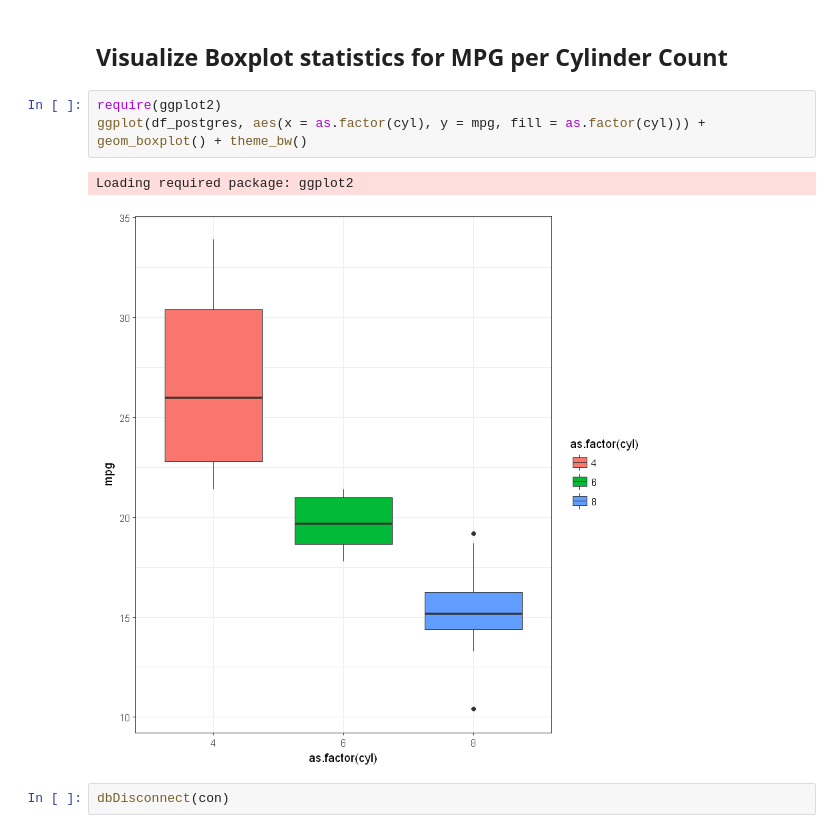
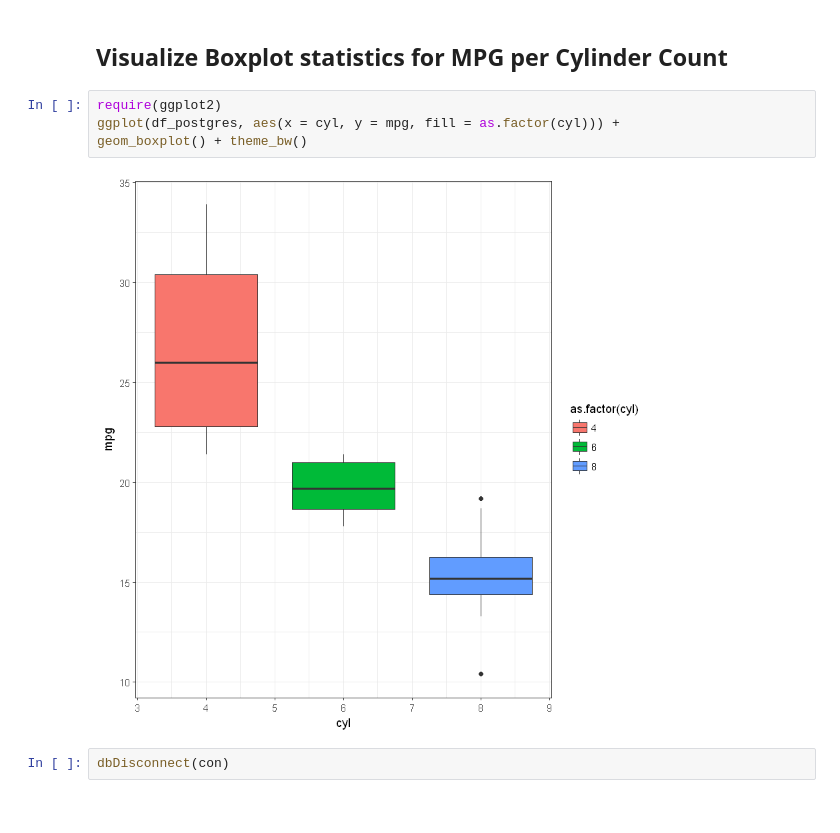
Before and after one commit to Mirza0602/Python, a Jupyter notebook: R/Lecture/02DataManagement/02DataBaseAccess.ipynb, the cells around one changed output. Drawn from its saved outputs; the diff is of its cells as text.

```diff
--- a/R/Lecture/02DataManagement/02DataBaseAccess.ipynb
+++ b/R/Lecture/02DataManagement/02DataBaseAccess.ipynb
@@ -130,11 +133,10 @@ head(df_cyl6)
 ## Visualize Boxplot statistics for MPG per Cylinder Count
 # %%
 require(ggplot2)
-ggplot(df_postgres, aes(x = as.factor(cyl), y = mpg, fill = as.factor(cyl))) +
+ggplot(df_postgres, aes(x = cyl, y = mpg, fill = as.factor(cyl))) +
 geom_boxplot() + theme_bw()
 # %% [output]
-Loading required package: ggplot2
-[figure, old version]
+[figure, new version]
 # %%
 dbDisconnect(con)
 # %% [output]
```
Also changed, not shown: parts of 2 cells of this notebook, 16 other files.
